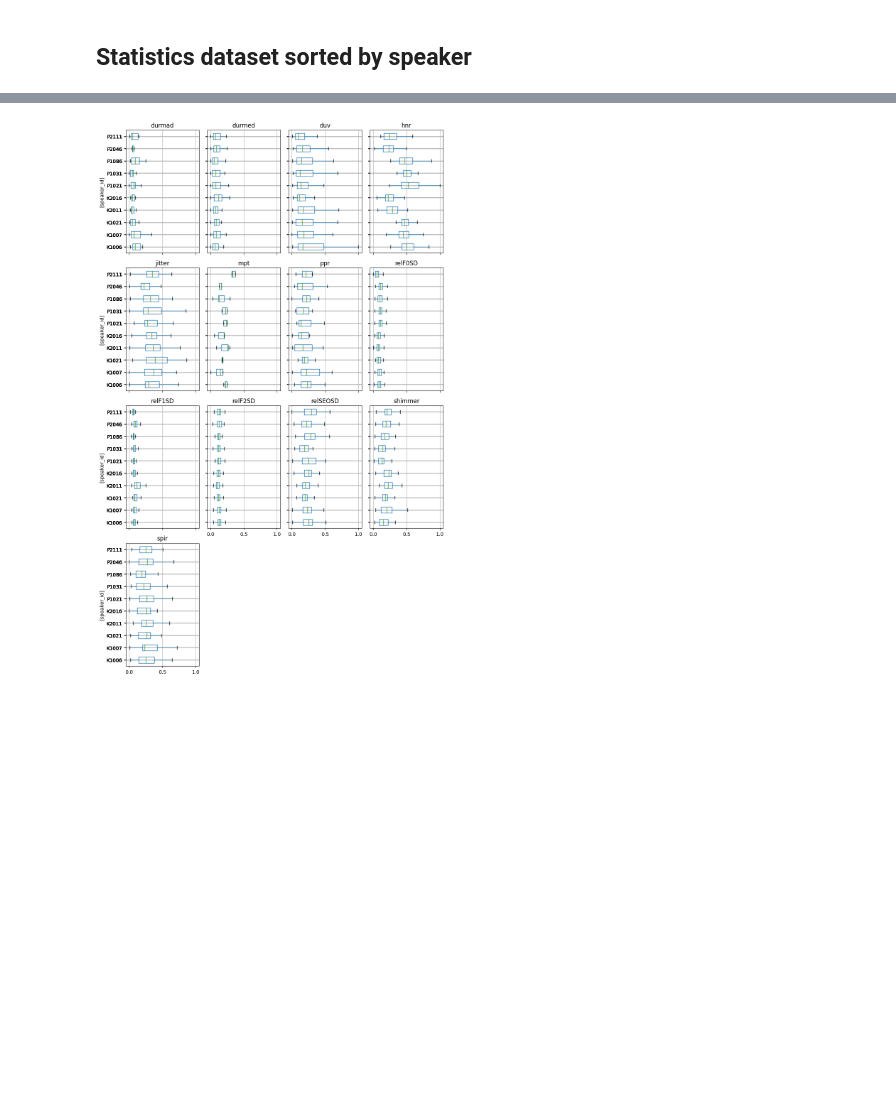
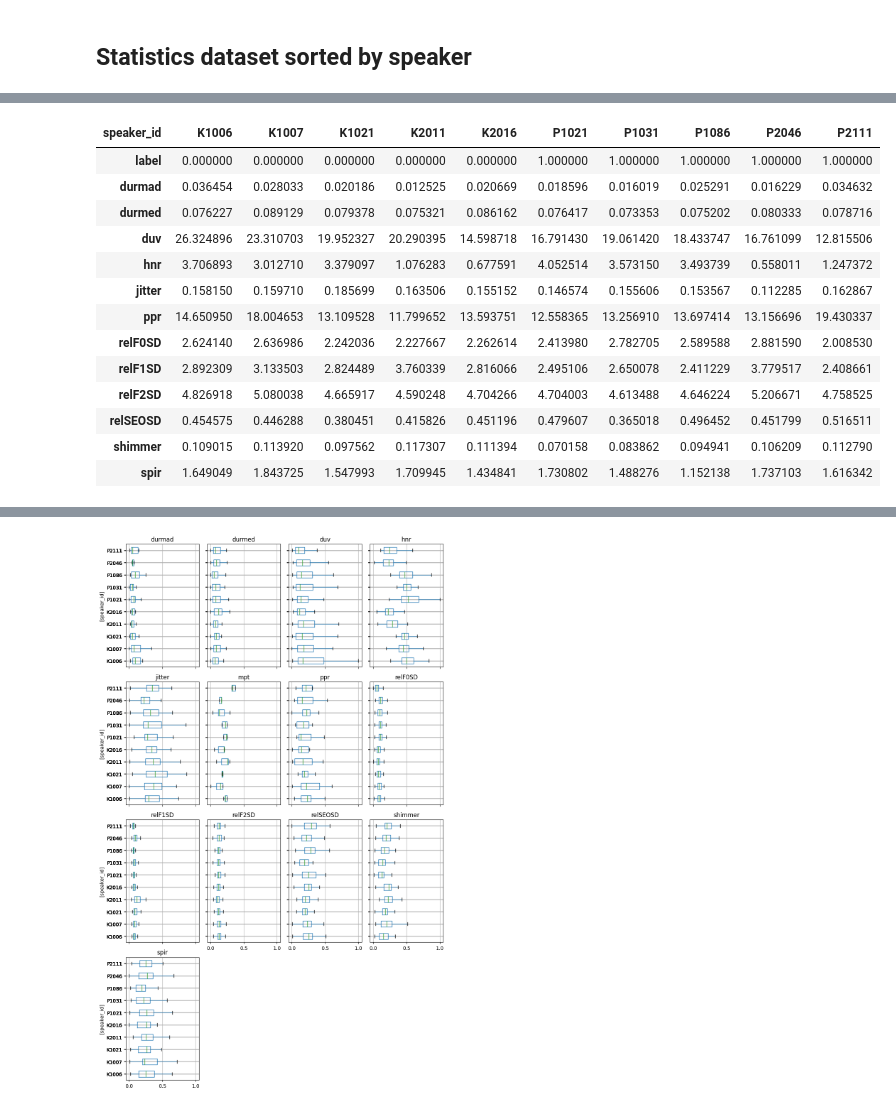
Before and after one commit to RichardLadislav/VuVoPy, a Jupyter notebook: example_scripts/statistic_eval_ntbk.ipynb, the cells around one changed output, grey strips where cells are left out. Drawn from its saved outputs; the diff is of its cells as text; code cells hidden in the pictures; blank space fills up the shorter version.

```diff
--- a/example_scripts/statistic_eval_ntbk.ipynb
+++ b/example_scripts/statistic_eval_ntbk.ipynb
@@ -184,0 +300,18 @@ parcz_features_Nan.groupby('speaker_id').describe().T
+# %%
+
+parcz_features_Nan.groupby('speaker_id').mean(numeric_only=True).T
+# %% [output]
+| speaker_id | K1006 | K1007 | K1021 | K2011 | K2016 | P1021 | P1031 | P1086 | P2046 | P2111 |
+| label | 0.000000 | 0.000000 | 0.000000 | 0.000000 | 0.000000 | 1.000000 | 1.000000 | 1.000000 | 1.000000 | 1.000000 |
+| durmad | 0.036454 | 0.028033 | 0.020186 | 0.012525 | 0.020669 | 0.018596 | 0.016019 | 0.025291 | 0.016229 | 0.034632 |
+| durmed | 0.076227 | 0.089129 | 0.079378 | 0.075321 | 0.086162 | 0.076417 | 0.073353 | 0.075202 | 0.080333 | 0.078716 |
+| duv | 26.324896 | 23.310703 | 19.952327 | 20.290395 | 14.598718 | 16.791430 | 19.061420 | 18.433747 | 16.761099 | 12.815506 |
+| hnr | 3.706893 | 3.012710 | 3.379097 | 1.076283 | 0.677591 | 4.052514 | 3.573150 | 3.493739 | 0.558011 | 1.247372 |
+| jitter | 0.158150 | 0.159710 | 0.185699 | 0.163506 | 0.155152 | 0.146574 | 0.155606 | 0.153567 | 0.112285 | 0.162867 |
+| ppr | 14.650950 | 18.004653 | 13.109528 | 11.799652 | 13.593751 | 12.558365 | 13.256910 | 13.697414 | 13.156696 | 19.430337 |
+| relF0SD | 2.624140 | 2.636986 | 2.242036 | 2.227667 | 2.262614 | 2.413980 | 2.782705 | 2.589588 | 2.881590 | 2.008530 |
+| relF1SD | 2.892309 | 3.133503 | 2.824489 | 3.760339 | 2.816066 | 2.495106 | 2.650078 | 2.411229 | 3.779517 | 2.408661 |
+| relF2SD | 4.826918 | 5.080038 | 4.665917 | 4.590248 | 4.704266 | 4.704003 | 4.613488 | 4.646224 | 5.206671 | 4.758525 |
+| relSEOSD | 0.454575 | 0.446288 | 0.380451 | 0.415826 | 0.451196 | 0.479607 | 0.365018 | 0.496452 | 0.451799 | 0.516511 |
+| shimmer | 0.109015 | 0.113920 | 0.097562 | 0.117307 | 0.111394 | 0.070158 | 0.083862 | 0.094941 | 0.106209 | 0.112790 |
+| spir | 1.649049 | 1.843725 | 1.547993 | 1.709945 | 1.434841 | 1.730802 | 1.488276 | 1.152138 | 1.737103 | 1.616342 |
```
Also changed, not shown: parts of 12 cells of this notebook.
